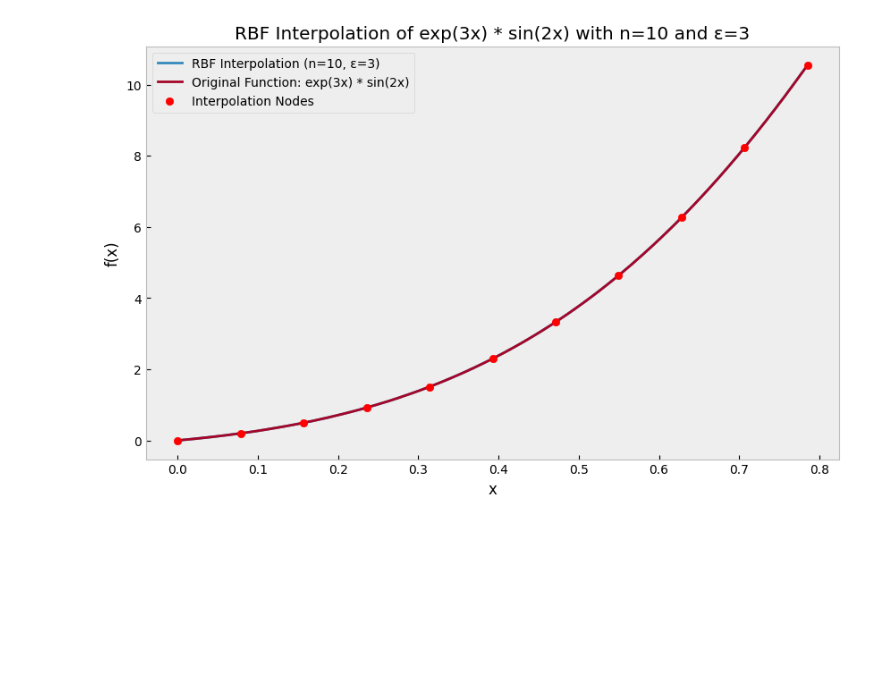
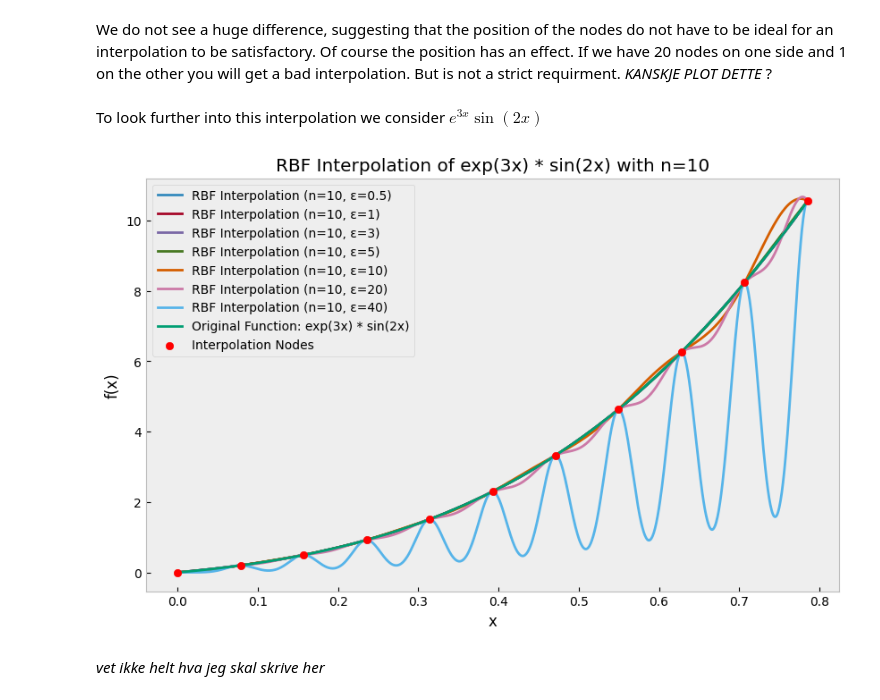
Before and after one commit to Akaada/TMA4215_NumericalMathematics_project1, a Jupyter notebook: taskd.ipynb, the cells around one changed output. Cells and saved outputs as stored; diff of their text form; code cells hidden in the pictures; blank space fills up the shorter version.

```diff
--- a/taskd.ipynb
+++ b/taskd.ipynb
@@ -13,4 +39,10 @@ plot_RBF_interpolator(f_cos_torch,0,1,3,10)
+# %% [markdown]
+We do not see a huge difference, suggesting that the position of the nodes do not have to be ideal for an interpolation to be satisfactory. Of course the position has an effect. If we have 20 nodes on one side and 1 on the other you will get a bad interpolation. But is not a strict requirment. *KANSKJE PLOT DETTE* ?
+# %% [markdown]
+To look further into this interpolation we consider $e^{3x}\sin(2x)$
 # %%
-plot_RBF_interpolator(f_expsin_torch,0,torch.pi/4,3,10)
+plot_RBF_interpolator(f_expsin_torch,0,torch.pi/4,10,0.5,1,3,5,10,20,40)
 # %% [output]
-[figure, old version]
+[figure, new version]
+# %% [markdown]
+*vet ikke helt hva jeg skal skrive her*
```
Also changed, not shown: parts of 14 cells of this notebook, 2 other files.
